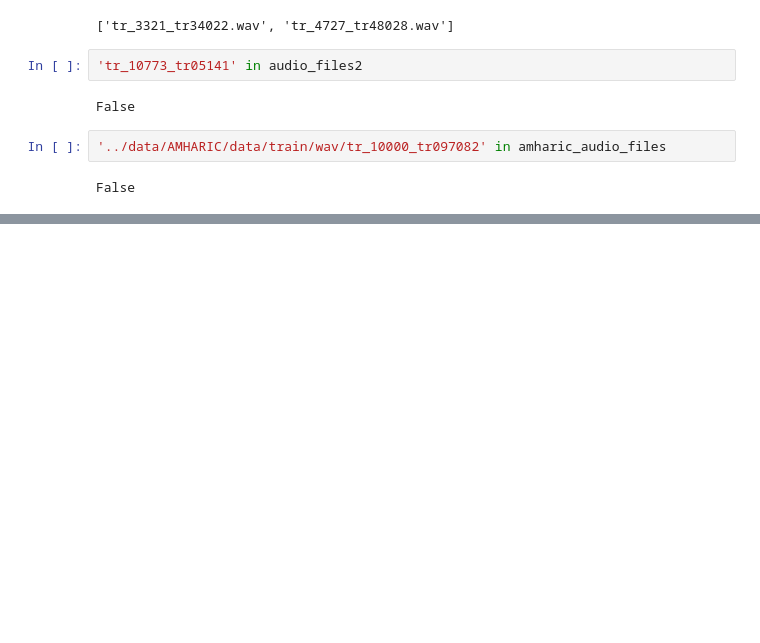
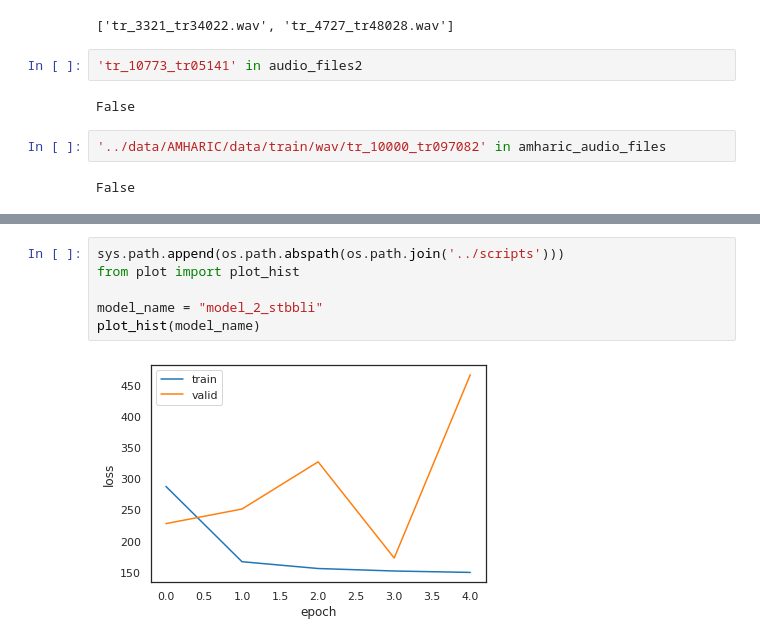
Before and after one commit to Speech-to-text-tenac/STT, a Jupyter notebook: notebooks/mrn.ipynb, the cells around one changed output, grey strips where cells are left out. Saved outputs shown, nothing was run; the diff lists cells and outputs as text; blank space fills up the shorter version.

Commit message:
scripts edit

```diff
--- a/notebooks/mrn.ipynb
+++ b/notebooks/mrn.ipynb
@@ -262,0 +292,8 @@ Epoch 1/40
+# %%
+sys.path.append(os.path.abspath(os.path.join('../scripts')))
+from plot import plot_hist
+
+model_name = "model_2_stbbli"
+plot_hist(model_name)
+# %% [output]
+[figure, added]
```
Also changed, not shown: parts of 12 cells of this notebook, 6 other files.
